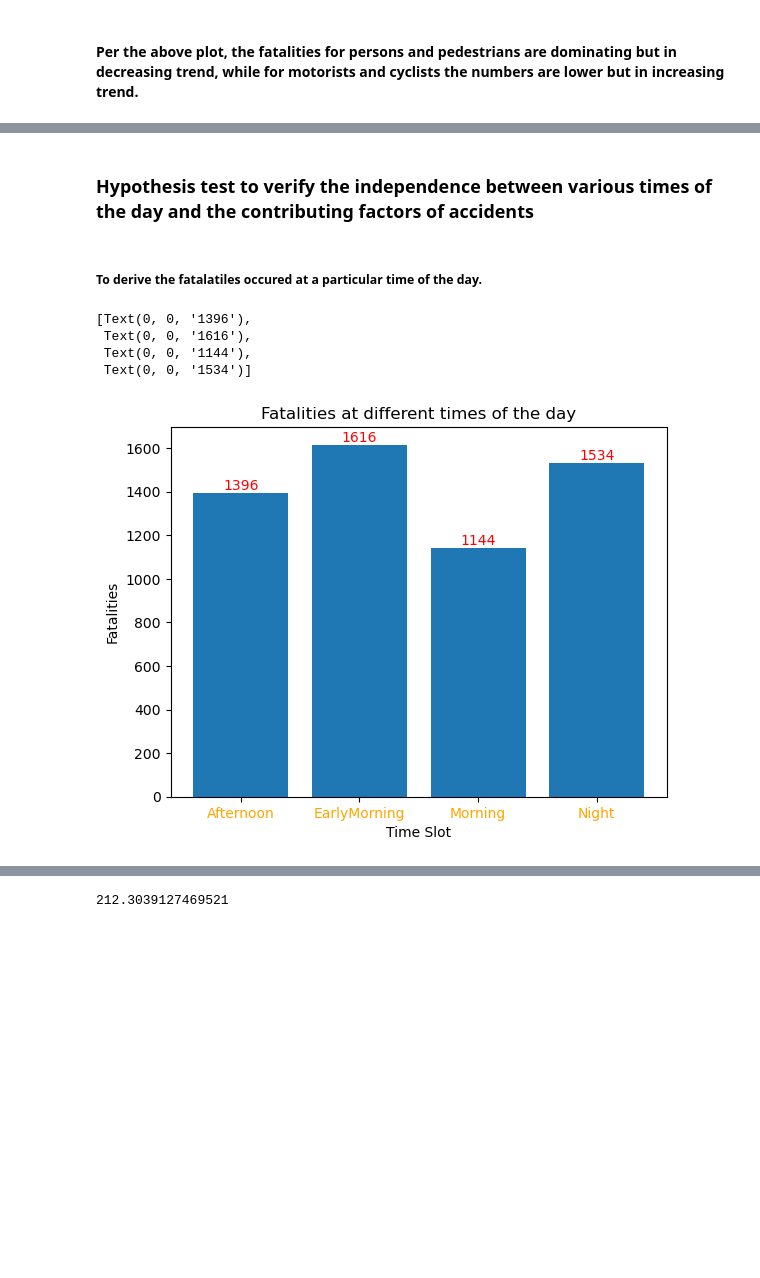
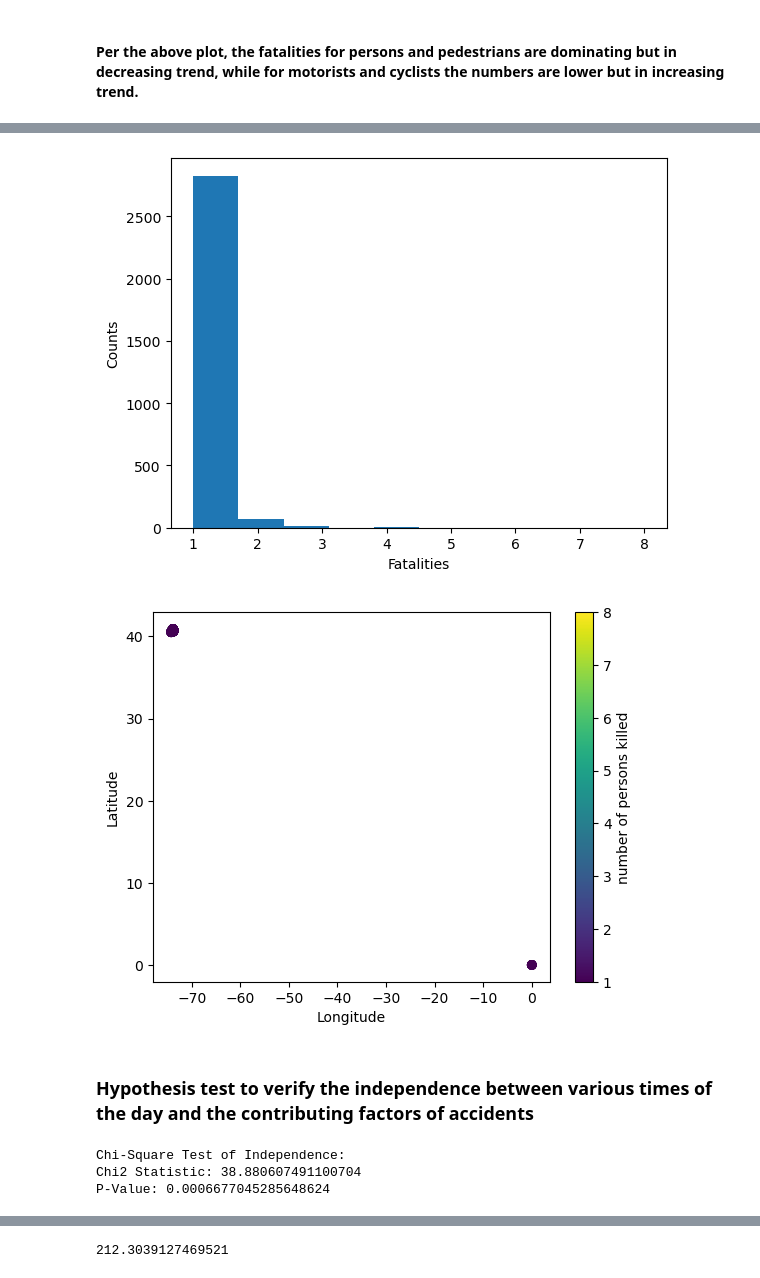
Before and after one commit to Pythorium-Quartet/Motor-Vehicle-Collison-Analysis, a Jupyter notebook: MotorVechicleCollisions_NYC.ipynb, the cells around one changed output, grey strips where cells are left out. Saved outputs shown, nothing was run; the diff lists cells and outputs as text; code cells hidden in the pictures; blank space fills up the shorter version.

```diff
--- a/MotorVechicleCollisions_NYC.ipynb
+++ b/MotorVechicleCollisions_NYC.ipynb
@@ -373,24 +433,30 @@ array([<Axes: xlabel='year'>, <Axes: xlabel='year'>,
+# %%
+plt.hist(df_filtered['number of persons killed'])
+plt.xlabel('Fatalities')
+plt.ylabel('Counts')
+plt.show()
+plt.scatter(df_filtered['longitude'],df_filtered['latitude'],c=df_filtered['number of persons killed'])
+clb = plt.colorbar()
+plt.xlabel("Longitude")
+plt.ylabel("Latitude")
+clb.set_label("number of persons killed")
+plt.show()
+# %% [output]
+[figure, added]
+[figure, added]
 # %% [markdown]
 ### Hypothesis test to verify the independence between various times of the day and the contributing factors of accidents
-# %% [markdown]
-##### To derive the fatalatiles occured at a particular time of the day.
-# %%
-# Calculating fatalities at different times of the day
-time_df1 = collision_df.groupby('TimeBin').agg(per_fat=('number of persons killed','sum'), per_cyc= ('number of cyclist killed','sum'),per_mot =('number of motorist killed','sum') ,per_ped= ('number of pedestrians killed','sum')).reset_index()
-
-time_df1['tot_fat'] = time_df1['per_fat'] + time_df1['per_cyc'] + time_df1['per_mot'] + time_df1['per_ped']
-
-fig, ax = plt.subplots()
-ax.set_xlabel('Time Slot')
-ax.set_ylabel('Fatalities')
-ax.set_title('Fatalities at different times of the day')
-x_pos = np.arange(len(time_df1['TimeBin']))
-ax.set_xticks(x_pos, time_df1['TimeBin'], color='orange')
-bars = ax.bar(time_df1['TimeBin'],time_df1['tot_fat'])
-ax.bar_label(bars, color = 'red')
-# %% [output]
-[Text(0, 0, '1396'),
- Text(0, 0, '1616'),
- Text(0, 0, '1144'),
- Text(0, 0, '1534')]
-[figure, removed]
+# %%
+# Chi-Square Test of Independence
+
+# Create contingency table
+cont = pd.crosstab(df_filtered['number of persons killed'],df_filtered['TimeBin'])
+cont
+chi2_stat,p_value_chi2,_,_ = chi2_contingency(cont)
+print(f'Chi-Square Test of Independence:')
+print(f'Chi2 Statistic: {chi2_stat}')
+print(f'P-Value: {p_value_chi2}')
+# %% [output]
+Chi-Square Test of Independence:
+Chi2 Statistic: 38.880607491100704
+P-Value: 0.0006677045285648624
```
Also changed, not shown: parts of 16 cells of this notebook.
